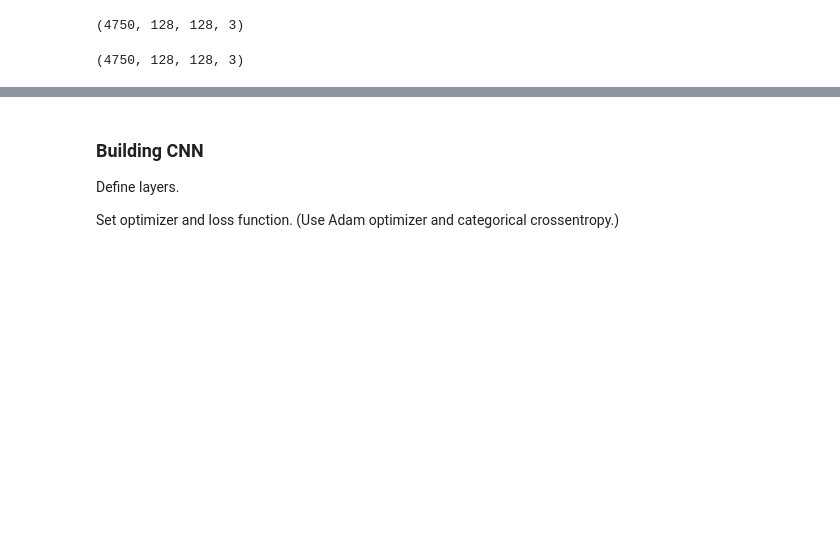
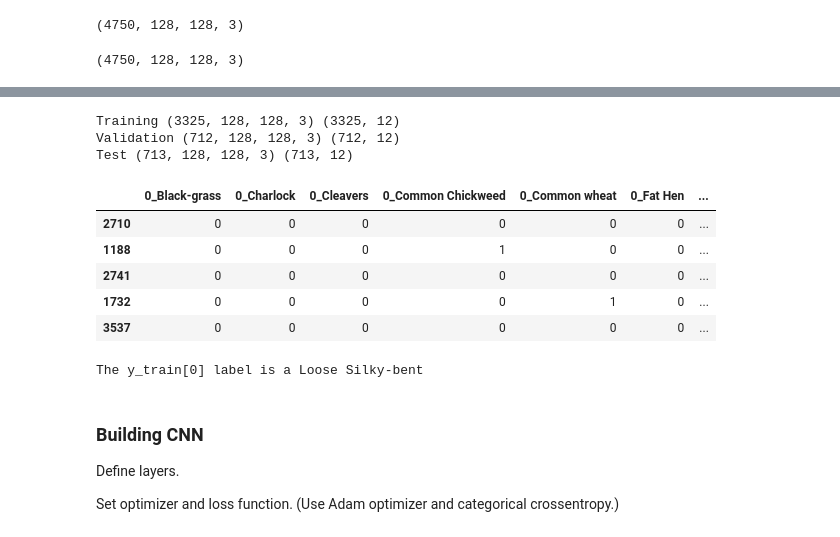
Before and after one commit to danieljacob5/aiml-course, a Jupyter notebook: computer vision/Harnack Computer Vision Project.ipynb, the cells around one changed output, grey strips where cells are left out. Drawn from its saved outputs; the diff is of its cells as text; code cells hidden in the pictures; blank space fills up the shorter version.

```diff
--- a/computer vision/Harnack Computer Vision Project.ipynb
+++ b/computer vision/Harnack Computer Vision Project.ipynb
@@ -232,0 +238,4 @@ Print the label for y_train[0].
+# %%
+# convert lables into categorical using one hot encoding
+y_labels = pd.get_dummies(trainLabel)
+y_labels.sum()
@@ -233,3 +256,31 @@ Print the label for y_train[0].
+# %%
+# split train/test 70/30
+X_train, X_test1, y_train, y_test1 = train_test_split(trainImg, y_labels, test_size = 0.3, random_state = 42)
+
+#split test data into validation and test
+X_val, X_test, y_val, y_test = train_test_split(X_test1, y_test1, test_size = 0.5, random_state = 42)
+# %%
+#check size of test, train, validation data to ensure proper split (70/15/15) and ensure shape is compatible w/ keras models
+print('Training', X_train.shape, y_train.shape)
+print('Validation', X_val.shape, y_val.shape)
+print('Test', X_test.shape, y_test.shape)
+# %% [output]
+Training (3325, 128, 128, 3) (3325, 12)
+Validation (712, 128, 128, 3) (712, 12)
+Test (713, 128, 128, 3) (713, 12)
+# %%
+# print the label for y_train[0]
+display(y_train.head())
+
+print('The y_train[0] label is a', y_train.columns[(y_train.iloc[0]==1)][0].split('_')[1])
+# %% [output]
+|  | 0_Black-grass | 0_Charlock | 0_Cleavers | 0_Common Chickweed | 0_Common wheat | 0_Fat Hen | ... |
+| 2710 | 0 | 0 | 0 | 0 | 0 | 0 | ... |
+| 1188 | 0 | 0 | 0 | 1 | 0 | 0 | ... |
+| 2741 | 0 | 0 | 0 | 0 | 0 | 0 | ... |
+| 1732 | 0 | 0 | 0 | 0 | 1 | 0 | ... |
+| 3537 | 0 | 0 | 0 | 0 | 0 | 0 | ... |
+The y_train[0] label is a Loose Silky-bent
 # %% [markdown]
 ### Building CNN
 
```
Also changed, not shown: parts of 13 cells of this notebook.
